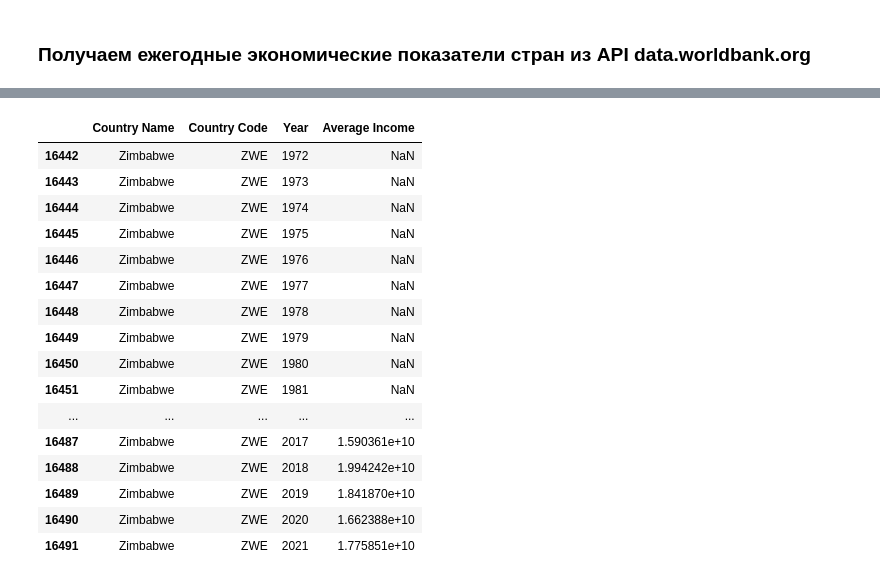
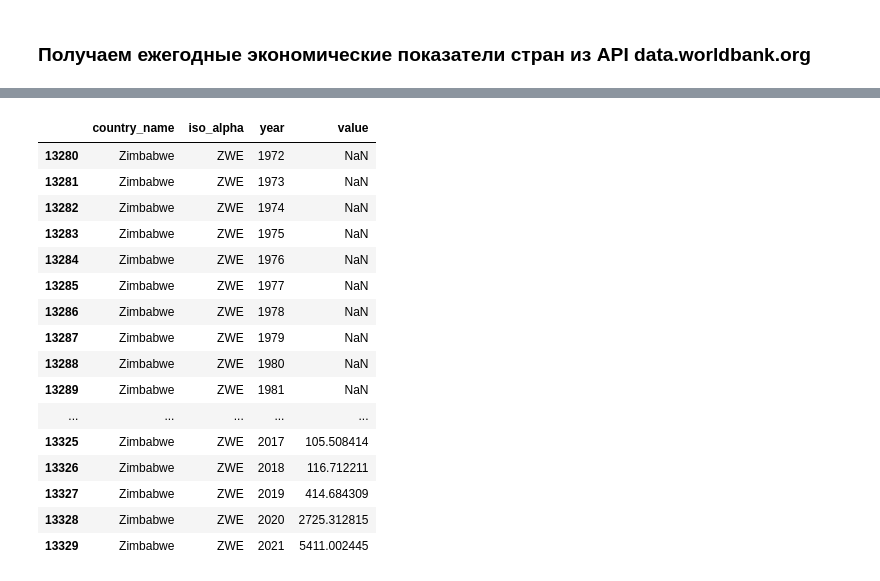
Before and after one commit to sasha-sem/cars-sales-predictor, a Jupyter notebook: notebooks/data_parsers.ipynb, the cells around one changed output, grey strips where cells are left out. Drawn from its saved outputs; the diff is of its cells as text; code cells hidden in the pictures.

```diff
--- a/notebooks/data_parsers.ipynb
+++ b/notebooks/data_parsers.ipynb
@@ -155,13 +157,15 @@ population_df.info()
 
 data = []
 for index, row in population_df.iterrows():
+    if not pycountry.countries.get(alpha_3=row['Country Code']):
+        continue
     for year in list(range(1960, 2023)):
         data.append(
             {
-                'Country Name': row['Country Name'],
-                'Country Code': row['Country Code'],
-                'Year': year,
-                'Population': row[str(year)],
+                'country_name': row['Country Name'],
+                'iso_alpha': row['Country Code'],
+                'year': year,
+                'value': row[str(year)],
             }
         )
 
@@ -221,13 +225,15 @@ gdp_df = pd.read_csv(io.StringIO(s.getvalue()), sep=',')
 
 data = []
 for index, row in gdp_df.iterrows():
+    if not pycountry.countries.get(alpha_3=row['Country Code']):
+        continue
     for year in list(range(1960, 2023)):
         data.append(
             {
-                'Country Name': row['Country Name'],
-                'Country Code': row['Country Code'],
-                'Year': year,
-                'GDP': row[str(year)],
+                'country_name': row['Country Name'],
+                'iso_alpha': row['Country Code'],
+                'year': year,
+                'value': row[str(year)],
             }
         )
 
@@ -266,35 +272,37 @@ None
 | 48 | Aruba | ABW | 2008 | 2.843025e+09 |
 | 49 | Aruba | ABW | 2009 | 2.553793e+09 |
 # %%
-filehandle, _ = urllib.request.urlretrieve(average_income_url)
+filehandle, _ = urllib.request.urlretrieve(consumer_price_url)
 zip_file_object = zipfile.ZipFile(filehandle, 'r')
-population_file_path = ''
+consumer_price_file_path = ''
 for file_name in zip_file_object.namelist():
-    if file_name.startswith("API_NY.ADJ"):
-        population_file_path = file_name
+    if file_name.startswith("API_FP.CPI"):
+        consumer_price_file_path = file_name
         break
 
-file = zip_file_object.open(population_file_path)
+file = zip_file_object.open(consumer_price_file_path)
 string_lines = [line.decode("utf-8") for line in file.readlines()[4:]]
 s = io.StringIO()
 s.writelines(string_lines)
-average_income_df = pd.read_csv(io.StringIO(s.getvalue()), sep=',')
+consumer_price_df = pd.read_csv(io.StringIO(s.getvalue()), sep=',')
 
 data = []
-for index, row in average_income_df.iterrows():
+for index, row in consumer_price_df.iterrows():
+    if not pycountry.countries.get(alpha_3=row['Country Code']):
+        continue
     for year in list(range(1960, 2022)):
         data.append(
             {
-                'Country Name': row['Country Name'],
-                'Country Code': row['Country Code'],
-                'Year': year,
-                'Average Income': row[str(year)],
+                'country_name': row['Country Name'],
+                'iso_alpha': row['Country Code'],
+                'year': year,
+                'value': row[str(year)],
             }
         )
 
-final_average_income_df = pd.DataFrame(data)
-final_average_income_df.to_csv(os.path.join(SAVE_DIR, 'countries_average_income.csv'))
-print(final_average_income_df.info())
-final_average_income_df.tail(50)
+final_consumer_price_df = pd.DataFrame(data)
+final_consumer_price_df.to_csv(os.path.join(SAVE_DIR, 'countries_consumer_price.csv'))
+print(final_consumer_price_df.info())
+final_consumer_price_df.tail(50)
 # %% [output]
 <class 'pandas.core.frame.DataFrame'>
@@ -311,18 +319,18 @@ memory usage: 515.5+ KB
 None
-|  | Country Name | Country Code | Year | Average Income |
-| 16442 | Zimbabwe | ZWE | 1972 | NaN |
-| 16443 | Zimbabwe | ZWE | 1973 | NaN |
-| 16444 | Zimbabwe | ZWE | 1974 | NaN |
-| 16445 | Zimbabwe | ZWE | 1975 | NaN |
-| 16446 | Zimbabwe | ZWE | 1976 | NaN |
-| 16447 | Zimbabwe | ZWE | 1977 | NaN |
-| 16448 | Zimbabwe | ZWE | 1978 | NaN |
-| 16449 | Zimbabwe | ZWE | 1979 | NaN |
-| 16450 | Zimbabwe | ZWE | 1980 | NaN |
-| 16451 | Zimbabwe | ZWE | 1981 | NaN |
+|  | country_name | iso_alpha | year | value |
+| 13280 | Zimbabwe | ZWE | 1972 | NaN |
+| 13281 | Zimbabwe | ZWE | 1973 | NaN |
+| 13282 | Zimbabwe | ZWE | 1974 | NaN |
+| 13283 | Zimbabwe | ZWE | 1975 | NaN |
+| 13284 | Zimbabwe | ZWE | 1976 | NaN |
+| 13285 | Zimbabwe | ZWE | 1977 | NaN |
+| 13286 | Zimbabwe | ZWE | 1978 | NaN |
+| 13287 | Zimbabwe | ZWE | 1979 | NaN |
+| 13288 | Zimbabwe | ZWE | 1980 | NaN |
+| 13289 | Zimbabwe | ZWE | 1981 | NaN |
 | ... | ... | ... | ... | ... |
-| 16487 | Zimbabwe | ZWE | 2017 | 1.590361e+10 |
-| 16488 | Zimbabwe | ZWE | 2018 | 1.994242e+10 |
-| 16489 | Zimbabwe | ZWE | 2019 | 1.841870e+10 |
-| 16490 | Zimbabwe | ZWE | 2020 | 1.662388e+10 |
-| 16491 | Zimbabwe | ZWE | 2021 | 1.775851e+10 |
+| 13325 | Zimbabwe | ZWE | 2017 | 105.508414 |
+| 13326 | Zimbabwe | ZWE | 2018 | 116.712211 |
+| 13327 | Zimbabwe | ZWE | 2019 | 414.684309 |
+| 13328 | Zimbabwe | ZWE | 2020 | 2725.312815 |
+| 13329 | Zimbabwe | ZWE | 2021 | 5411.002445 |
```
Also changed, not shown: parts of 6 cells of this notebook, 14 other files.
